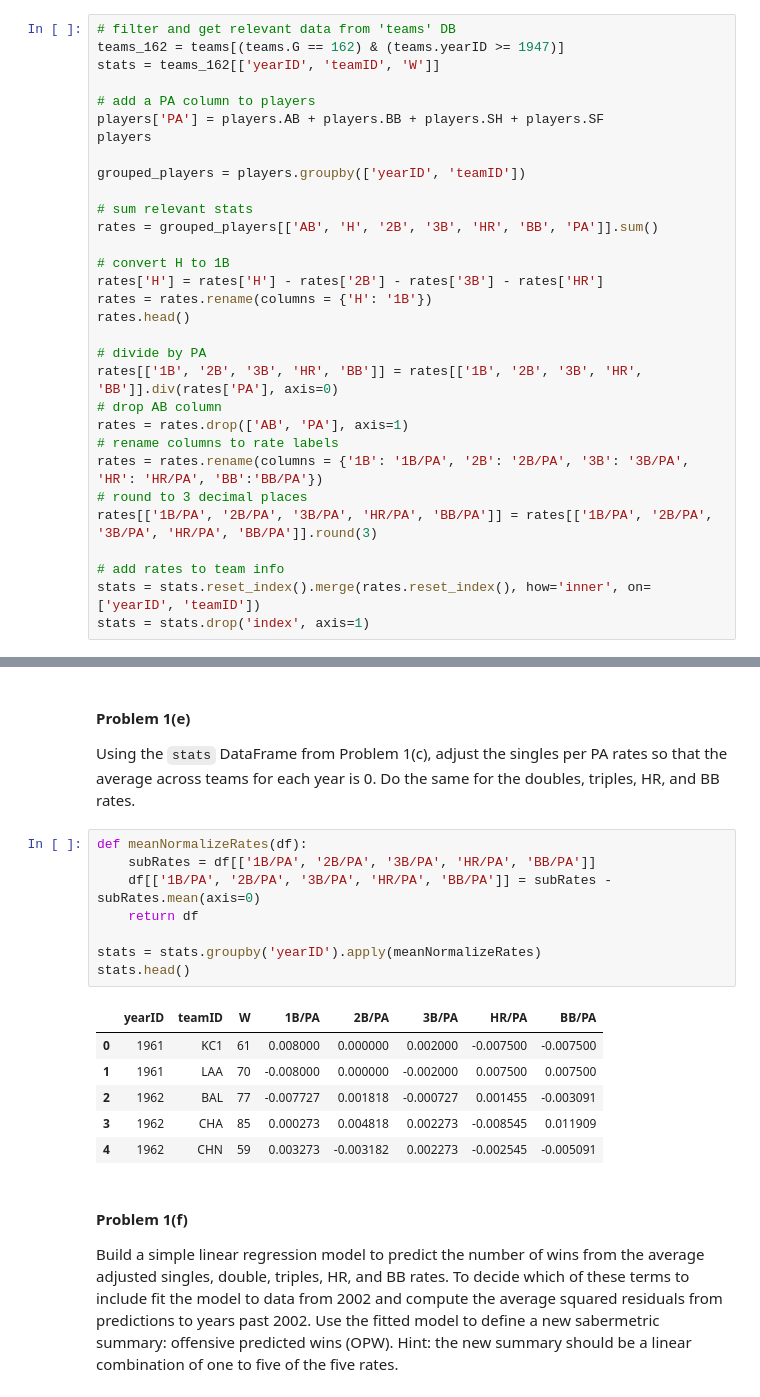
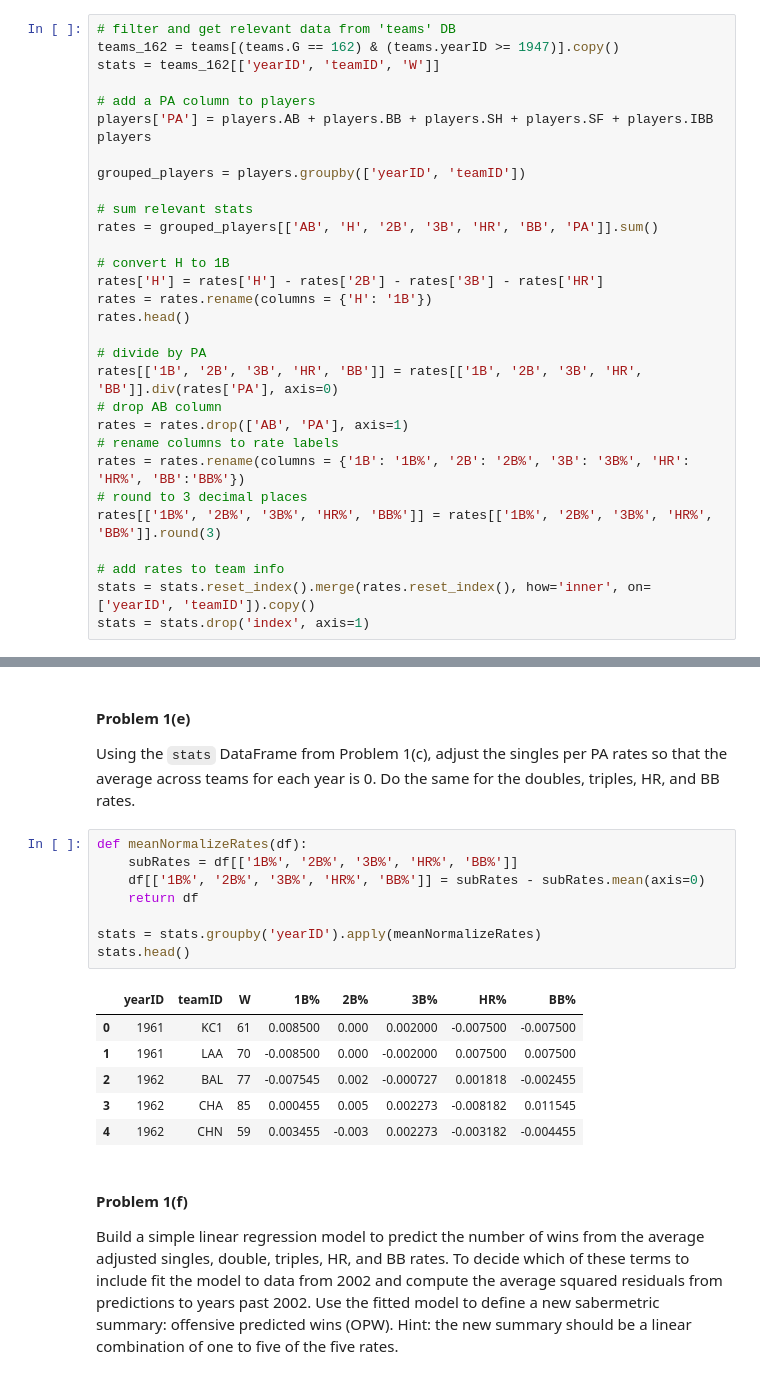
Before and after one commit to tuckergordon/bah_repos, a Jupyter notebook: 2014hw/hw3/HW3.ipynb, the cells around one changed output, grey strips where cells are left out. Saved outputs shown, nothing was run; the diff lists cells and outputs as text.

```diff
--- a/2014hw/hw3/HW3.ipynb
+++ b/2014hw/hw3/HW3.ipynb
@@ -133,11 +133,11 @@ Now, consider only team/season combinations in which the teams played 162 Games.
 **Hint**: Singles are hits that are not doubles, triples, nor HR. Plate appearances are base on balls plus at bats.
 # %%
 # filter and get relevant data from 'teams' DB
-teams_162 = teams[(teams.G == 162) & (teams.yearID >= 1947)]
+teams_162 = teams[(teams.G == 162) & (teams.yearID >= 1947)].copy()
 stats = teams_162[['yearID', 'teamID', 'W']]
 
 # add a PA column to players
-players['PA'] = players.AB + players.BB + players.SH + players.SF
+players['PA'] = players.AB + players.BB + players.SH + players.SF + players.IBB
 players
 
 grouped_players = players.groupby(['yearID', 'teamID'])
@@ -155,12 +155,12 @@ rates[['1B', '2B', '3B', 'HR', 'BB']] = rates[['1B', '2B', '3B', 'HR', 'BB']].di
 # drop AB column
 rates = rates.drop(['AB', 'PA'], axis=1)
 # rename columns to rate labels
-rates = rates.rename(columns = {'1B': '1B/PA', '2B': '2B/PA', '3B': '3B/PA', 'HR': 'HR/PA', 'BB':'BB/PA'})
+rates = rates.rename(columns = {'1B': '1B%', '2B': '2B%', '3B': '3B%', 'HR': 'HR%', 'BB':'BB%'})
 # round to 3 decimal places
-rates[['1B/PA', '2B/PA', '3B/PA', 'HR/PA', 'BB/PA']] = rates[['1B/PA', '2B/PA', '3B/PA', 'HR/PA', 'BB/PA']].round(3)
+rates[['1B%', '2B%', '3B%', 'HR%', 'BB%']] = rates[['1B%', '2B%', '3B%', 'HR%', 'BB%']].round(3)
 
 # add rates to team info
-stats = stats.reset_index().merge(rates.reset_index(), how='inner', on=['yearID', 'teamID'])
+stats = stats.reset_index().merge(rates.reset_index(), how='inner', on=['yearID', 'teamID']).copy()
 stats = stats.drop('index', axis=1)
 # %% [markdown]
 #### Problem 1(d)
@@ -187,19 +187,19 @@ for col in ['1B/PA', '2B/PA', '3B/PA', 'HR/PA', 'BB/PA'] :
 Using the `stats` DataFrame from Problem 1(c), adjust the singles per PA rates so that the average across teams for each year is 0. Do the same for the doubles, triples, HR, and BB rates.
 # %%
 def meanNormalizeRates(df):
-    subRates = df[['1B/PA', '2B/PA', '3B/PA', 'HR/PA', 'BB/PA']]
-    df[['1B/PA', '2B/PA', '3B/PA', 'HR/PA', 'BB/PA']] = subRates - subRates.mean(axis=0)
+    subRates = df[['1B%', '2B%', '3B%', 'HR%', 'BB%']]
+    df[['1B%', '2B%', '3B%', 'HR%', 'BB%']] = subRates - subRates.mean(axis=0)
     return df
 
 stats = stats.groupby('yearID').apply(meanNormalizeRates)
 stats.head()
 # %% [output]
-|  | yearID | teamID | W | 1B/PA | 2B/PA | 3B/PA | HR/PA | BB/PA |
-| 0 | 1961 | KC1 | 61 | 0.008000 | 0.000000 | 0.002000 | -0.007500 | -0.007500 |
-| 1 | 1961 | LAA | 70 | -0.008000 | 0.000000 | -0.002000 | 0.007500 | 0.007500 |
-| 2 | 1962 | BAL | 77 | -0.007727 | 0.001818 | -0.000727 | 0.001455 | -0.003091 |
-| 3 | 1962 | CHA | 85 | 0.000273 | 0.004818 | 0.002273 | -0.008545 | 0.011909 |
-| 4 | 1962 | CHN | 59 | 0.003273 | -0.003182 | 0.002273 | -0.002545 | -0.005091 |
+|  | yearID | teamID | W | 1B% | 2B% | 3B% | HR% | BB% |
+| 0 | 1961 | KC1 | 61 | 0.008500 | 0.000 | 0.002000 | -0.007500 | -0.007500 |
+| 1 | 1961 | LAA | 70 | -0.008500 | 0.000 | -0.002000 | 0.007500 | 0.007500 |
+| 2 | 1962 | BAL | 77 | -0.007545 | 0.002 | -0.000727 | 0.001818 | -0.002455 |
+| 3 | 1962 | CHA | 85 | 0.000455 | 0.005 | 0.002273 | -0.008182 | 0.011545 |
+| 4 | 1962 | CHN | 59 | 0.003455 | -0.003 | 0.002273 | -0.003182 | -0.004455 |
 # %% [markdown]
 #### Problem 1(f)
 
```
Also changed, not shown: parts of 23 cells of this notebook, 1 other file.
